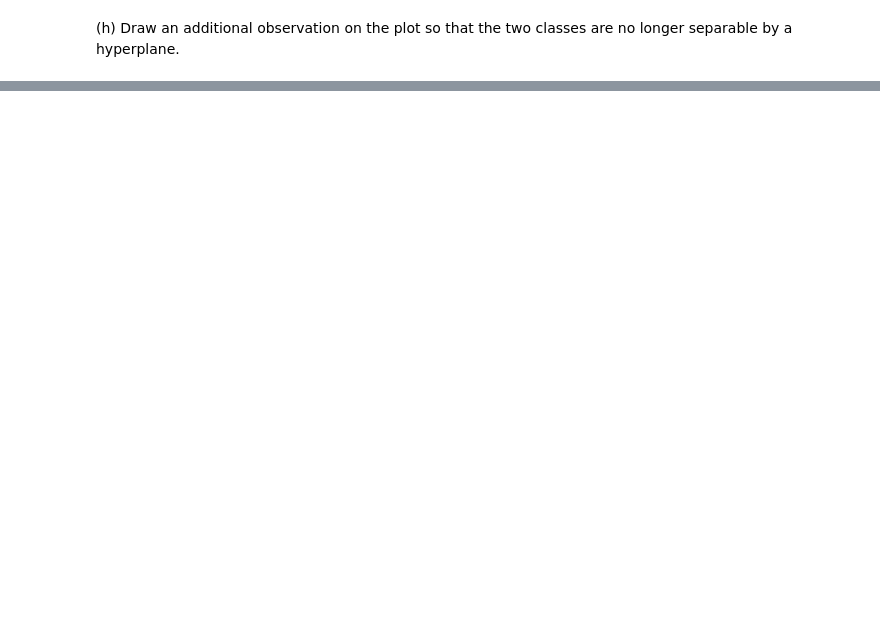
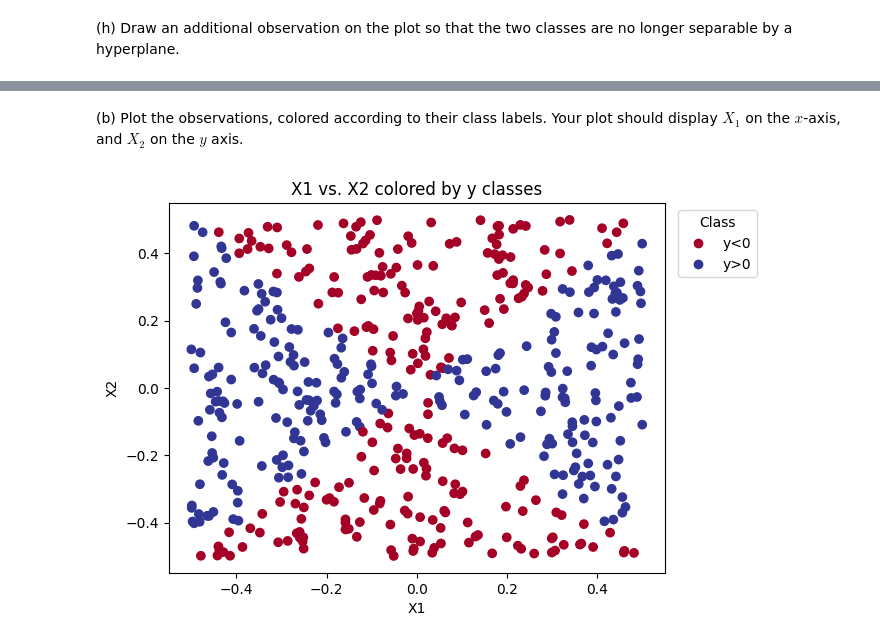
Before and after one commit to mw1296/DSAN5300, a Jupyter notebook: labs/lab-W08-SVM/lab8.ipynb, the cells around one changed output, grey strips where cells are left out. Drawn from its saved outputs; the diff is of its cells as text; code cells hidden in the pictures; blank space fills up the shorter version.

```diff
--- a/labs/lab-W08-SVM/lab8.ipynb
+++ b/labs/lab-W08-SVM/lab8.ipynb
@@ -100,0 +121,20 @@ Blue (4,3)
+# %%
+import numpy as np
+rng = np.random.default_rng(5)
+x1 = rng.uniform(size=500) - 0.5
+x2 = rng.uniform(size=500) - 0.5
+y = x1**2 - x2**2 > 0
+# %% [markdown]
+(b) Plot the observations, colored according to their class labels. Your plot should display $X_1$ on the $x$-axis, and $X_2$ on the $y$ axis.
+# %%
+import matplotlib.pyplot as plt
+
+scatter_plot = plt.scatter(x1, x2, c = y, cmap='RdYlBu')
+handles, values = scatter_plot.legend_elements()
+plt.xlabel('X1')
+plt.ylabel('X2')
+plt.title('X1 vs. X2 colored by y classes')
+plt.legend(handles, ['y<0','y>0'], title='Class', loc='upper right',bbox_to_anchor=(1.2,1))
+plt.show()
+# %% [output]
+[figure, added]
```
Also changed, not shown: parts of 8 cells of this notebook, 4 other files.
